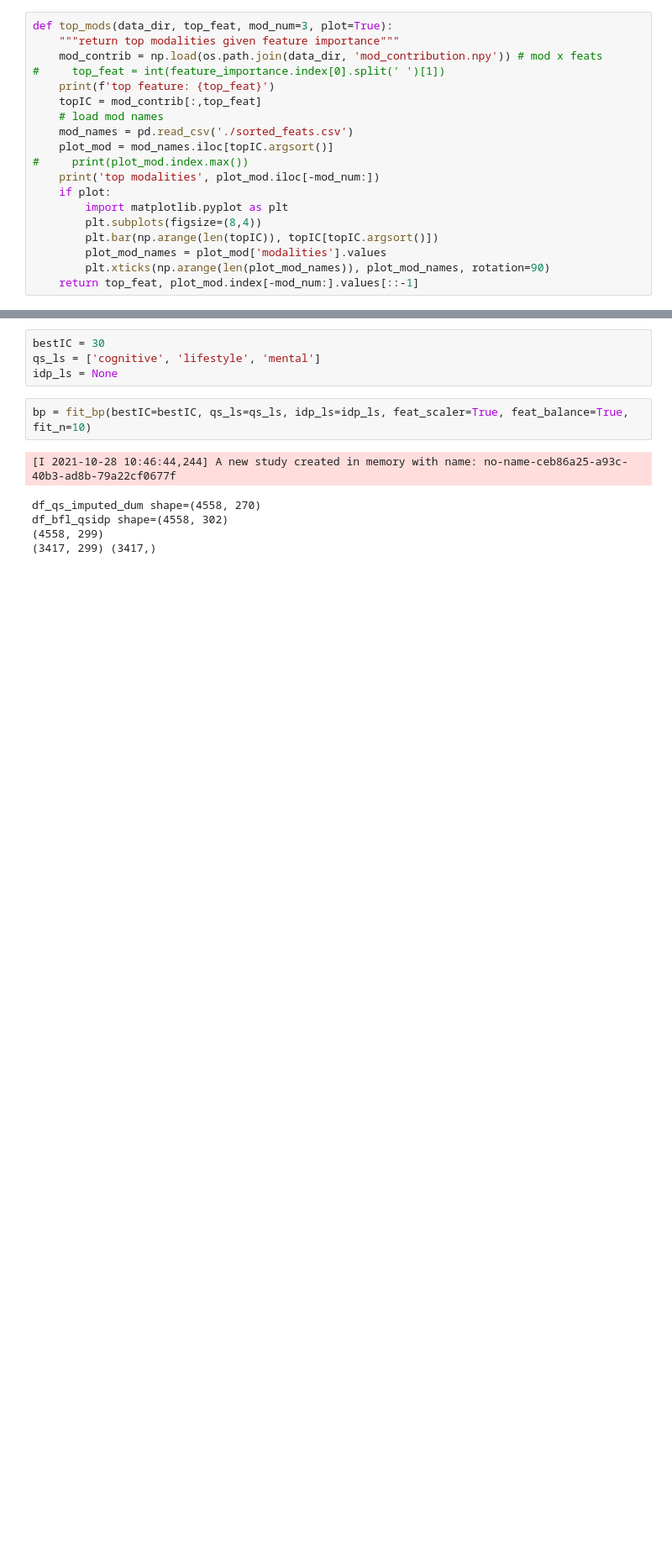
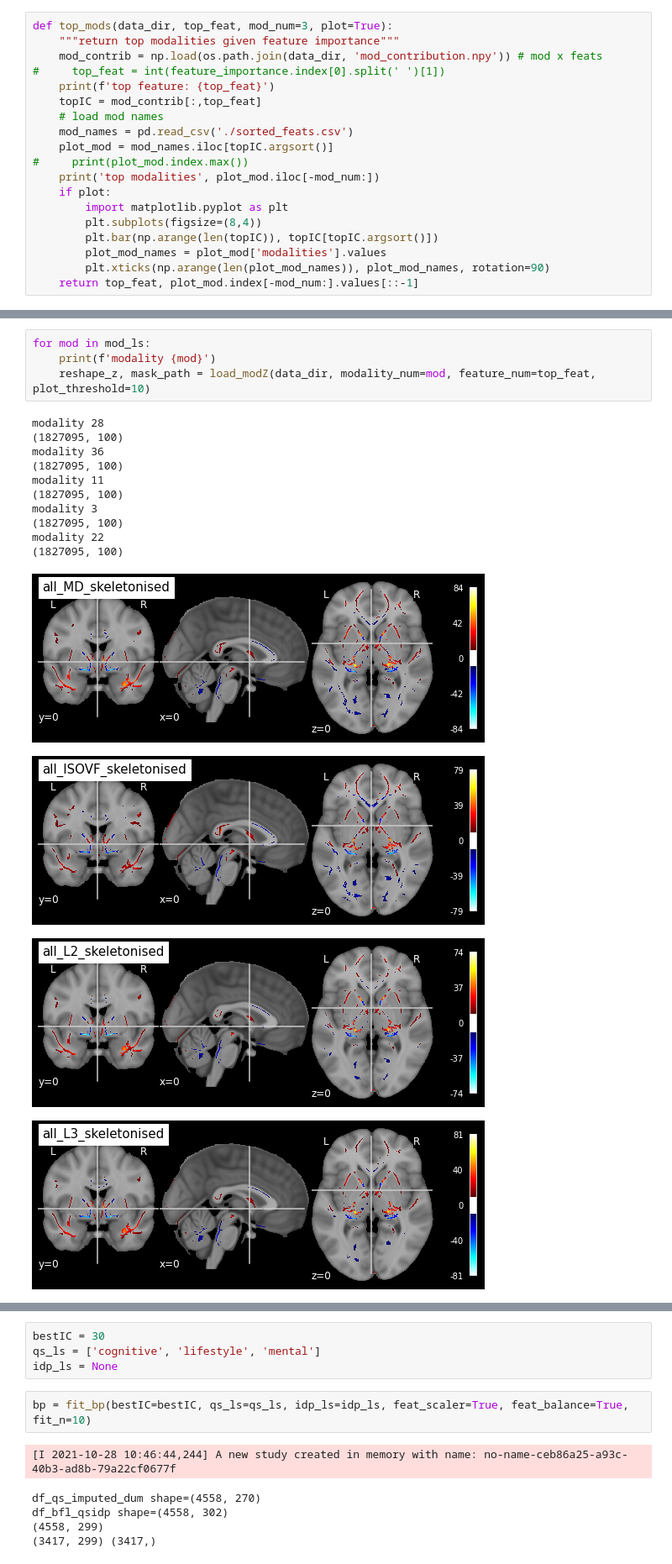
Before and after one commit to syzhang/bfl_extract, a Jupyter notebook: dev_paincontrol.ipynb, the cells around one changed output, grey strips where cells are left out. Shown at 84% size. Saved outputs shown, nothing was run; the diff lists cells and outputs as text; blank space fills up the shorter version.

```diff
--- a/dev_paincontrol.ipynb
+++ b/dev_paincontrol.ipynb
@@ -361,0 +241,19 @@ modality 9
+# %%
+for mod in mod_ls:
+    print(f'modality {mod}')
+    reshape_z, mask_path = load_modZ(data_dir, modality_num=mod, feature_num=top_feat, plot_threshold=10)
+# %% [output]
+modality 28
+(1827095, 100)
+modality 36
+(1827095, 100)
+modality 11
+(1827095, 100)
+modality 3
+(1827095, 100)
+modality 22
+(1827095, 100)
+[figure, added]
+[figure, added]
+[figure, added]
+[figure, added]
```
Also changed, not shown: parts of 42 cells of this notebook, 38 other files.
